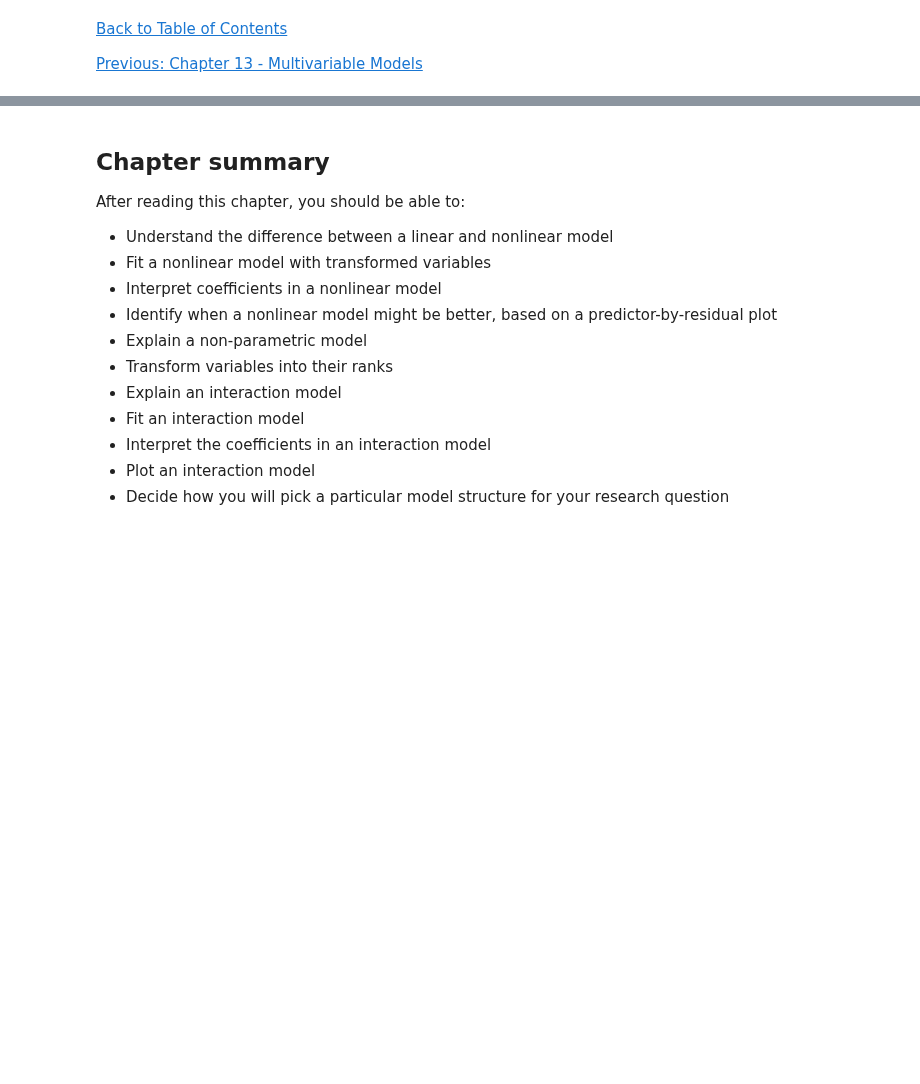
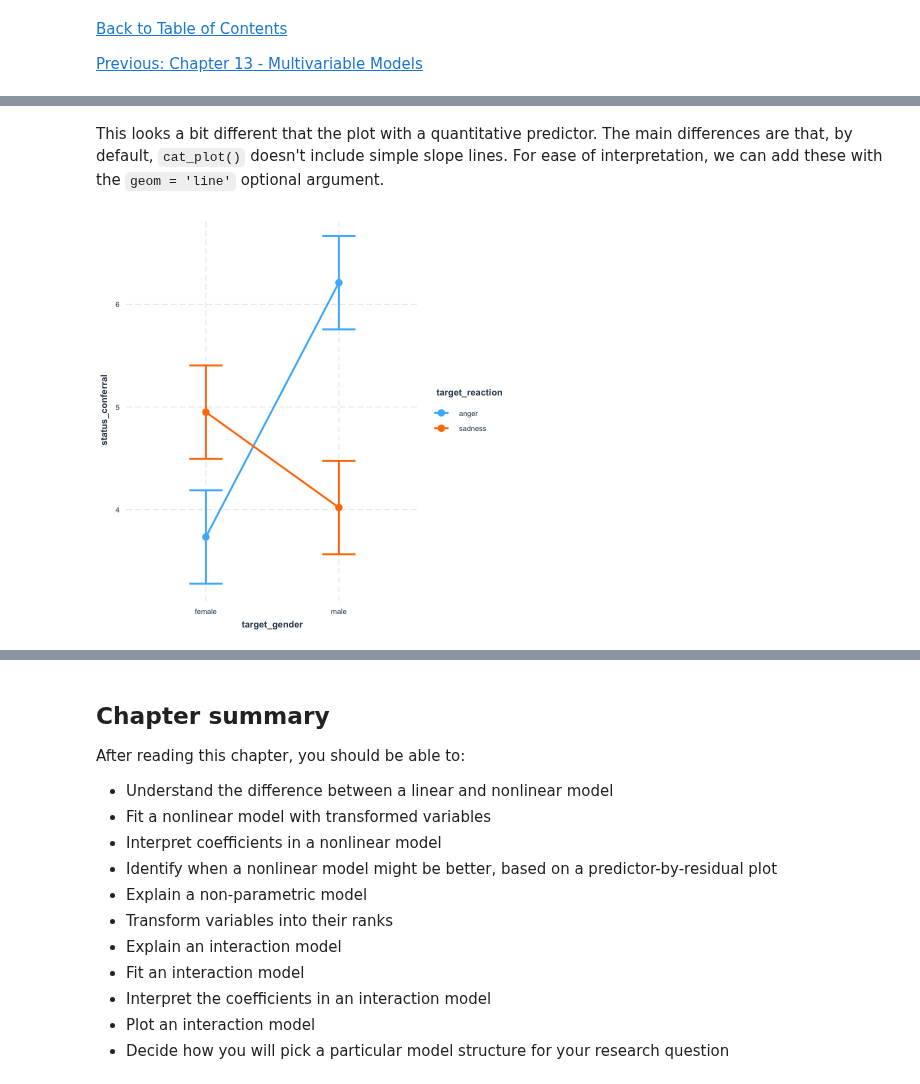
Before and after one commit to smburns47/Psyc158, a Jupyter notebook: chapter-14.ipynb, the cells around one changed output, grey strips where cells are left out. Drawn from its saved outputs; the diff is of its cells as text; code cells hidden in the pictures; blank space fills up the shorter version.

````diff
--- a/chapter-14.ipynb
+++ b/chapter-14.ipynb
@@ -263,0 +390,6 @@ But this sometimes makes the graph more confusing to understand, than easier. Re
+# %% [markdown]
+This looks a bit different that the plot with a quantitative predictor. The main differences are that, by default, ```cat_plot()``` doesn't include simple slope lines. For ease of interpretation, we can add these with the ```geom = 'line'``` optional argument.
+# %%
+cat_plot(interaction_model, pred = target_gender, modx = target_reaction, geom = 'line')
+# %% [output]
+[figure, added]
````
Also changed, not shown: parts of 40 cells of this notebook, 5 other files.
